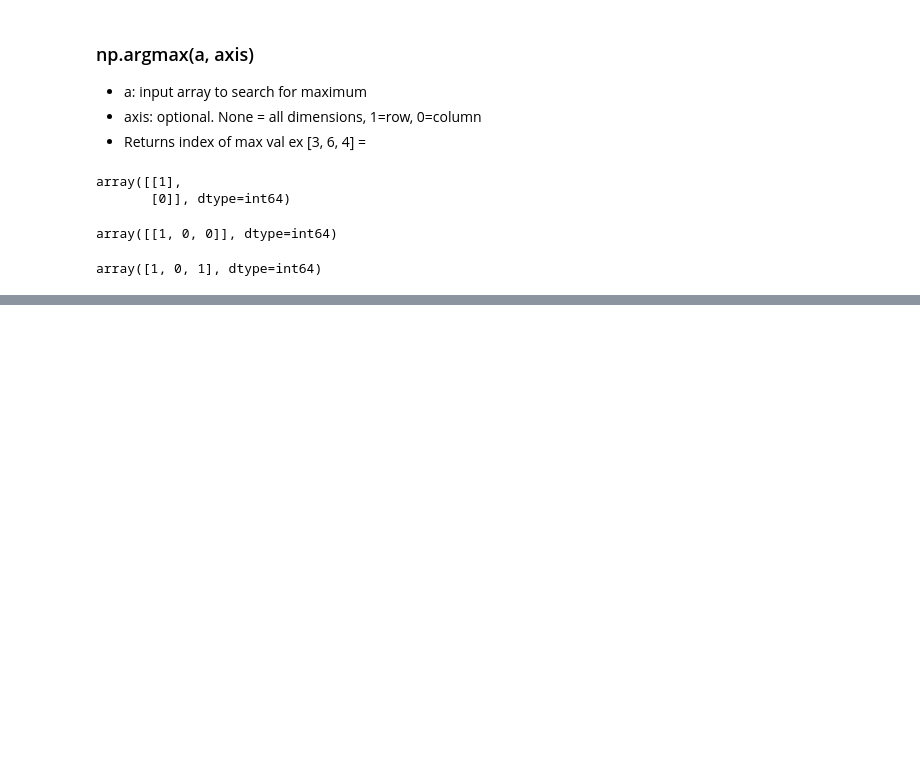
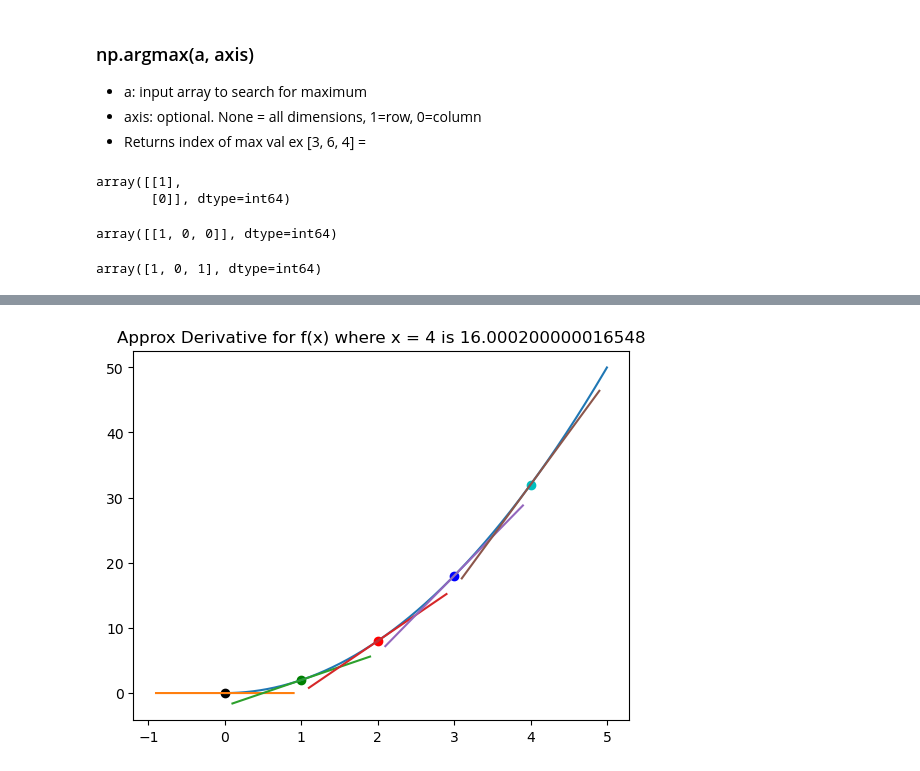
Before and after one commit to chelseyyotka/NeuralNetworksFromScratch, a Jupyter notebook: Notes.ipynb, the cells around one changed output, grey strips where cells are left out. Cells and saved outputs as stored; diff of their text form; code cells hidden in the pictures; blank space fills up the shorter version.

```diff
--- a/Notes.ipynb
+++ b/Notes.ipynb
@@ -826,0 +880,32 @@ array([1, 0, 1], dtype=int64)
+# %%
+# arange gives a smooth line
+x = np.arange(0, 5, 0.001)
+y = f(x)
+plt.plot(x, y)
+colors = ['k', 'g', 'r', 'b', 'c']
+
+def approximate_tangent_line(x, approximate_derivative):
+    return (approximate_derivative * x) + b
+
+for i in range(5):
+    p2_delta = 0.0001
+
+    x1 = i
+    x2 = x1 + p2_delta
+
+    y1 = f(x1)
+    y2 = f(x2)
+
+    approximate_derivative = (y2 - y1)/(x2 - x1)
+    b = y2 - approximate_derivative * x2
+
+    to_plot = [x1 - 0.9, x1, x1 + 0.9]
+
+    plt.scatter(x1, y1, c=colors[i])
+    plt.plot([point for point in to_plot],
+             [approximate_tangent_line(point, approximate_derivative)
+              for point in to_plot])
+    plt.title(f"Approx Derivative for f(x) where x = {x1} is {approx_derivative}")
+plt.show()
+# %% [output]
+[figure, added]
```
Also changed, not shown: parts of 14 cells of this notebook.
